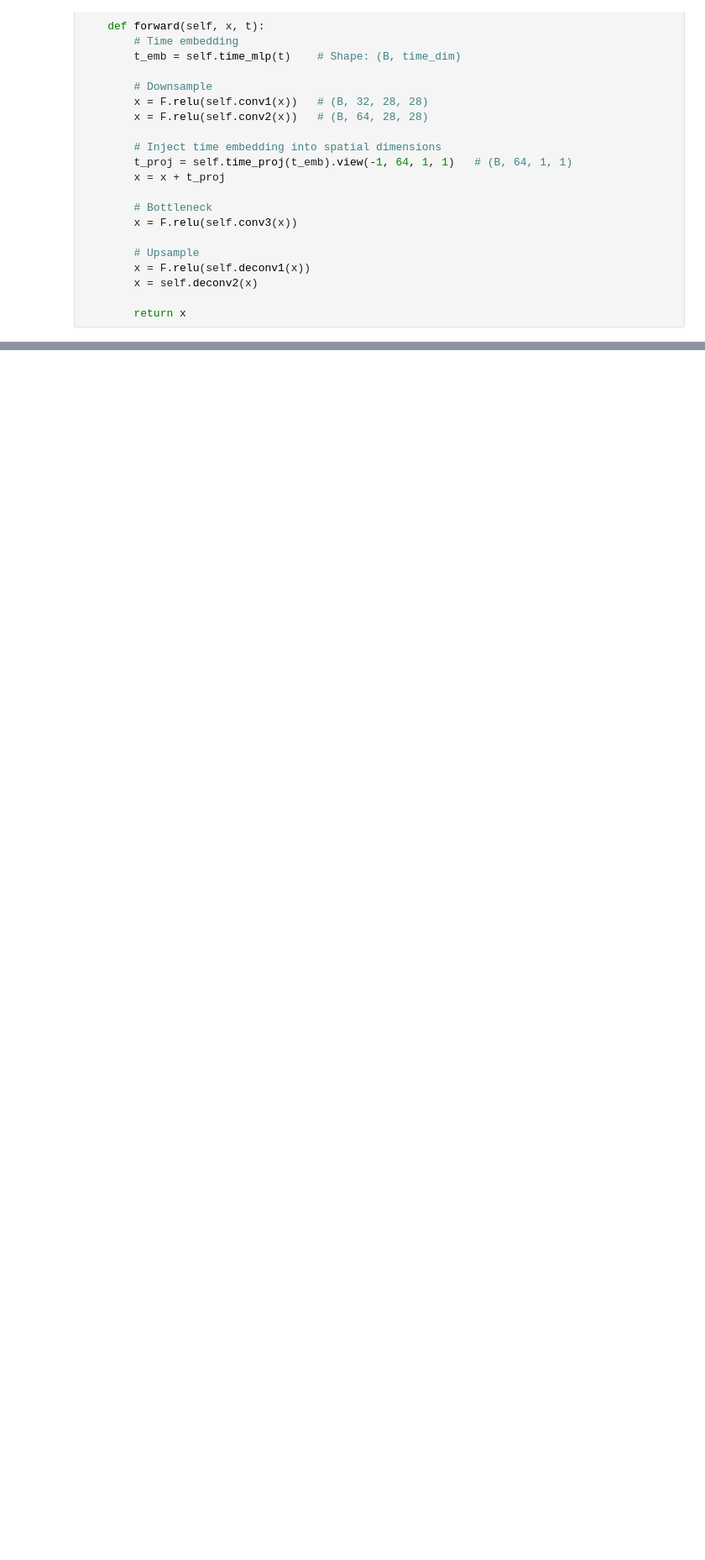
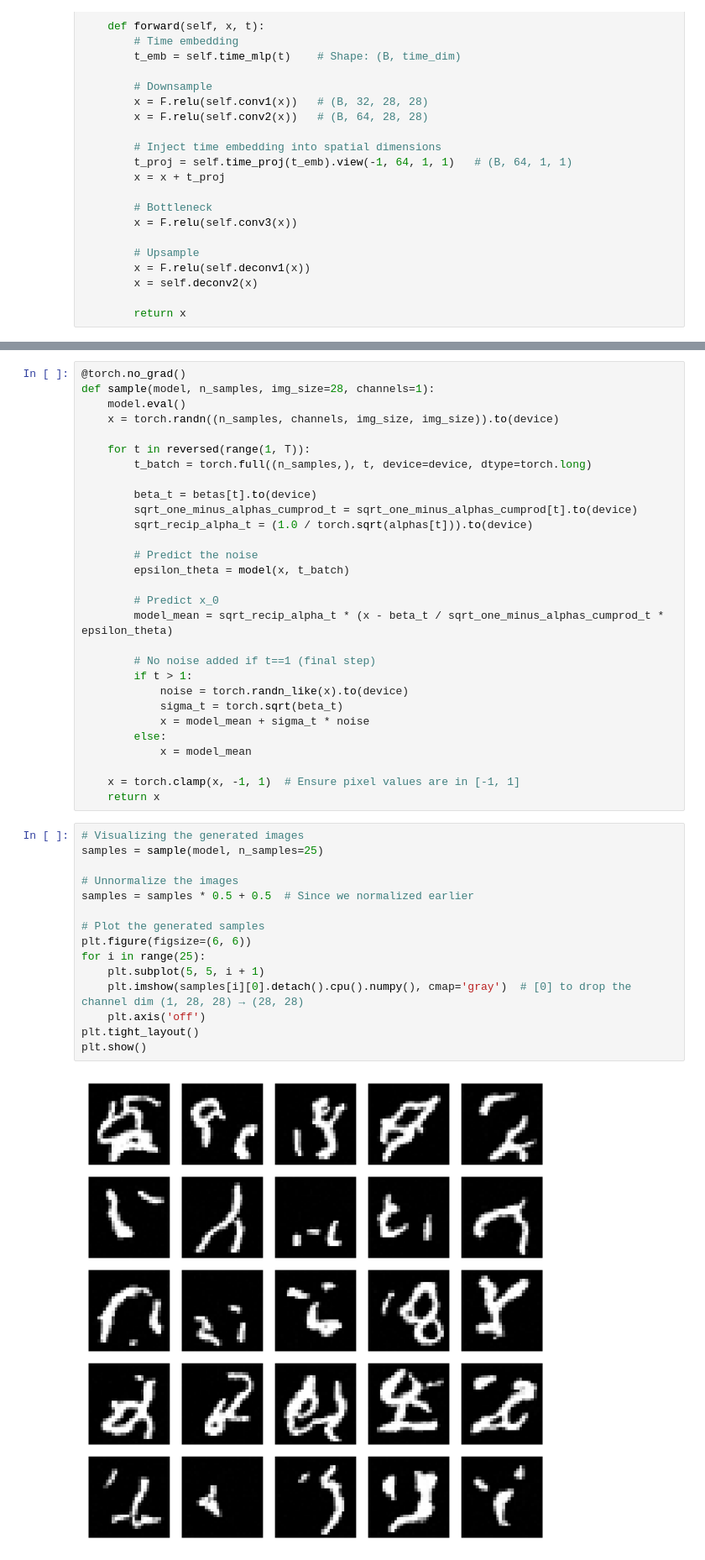
Before and after one commit to HarshitP147/mnist-image-gen, a Jupyter notebook: train.ipynb, the cells around one changed output, grey strips where cells are left out. Shown at 84% size. Drawn from its saved outputs; the diff is of its cells as text; blank space fills up the shorter version.

```diff
--- a/train.ipynb
+++ b/train.ipynb
@@ -174,0 +271,46 @@ class SimpleUNet(nn.Module):
+# %%
+@torch.no_grad()
+def sample(model, n_samples, img_size=28, channels=1):
+    model.eval()
+    x = torch.randn((n_samples, channels, img_size, img_size)).to(device)
+
+    for t in reversed(range(1, T)):
+        t_batch = torch.full((n_samples,), t, device=device, dtype=torch.long)
+
+        beta_t = betas[t].to(device)
+        sqrt_one_minus_alphas_cumprod_t = sqrt_one_minus_alphas_cumprod[t].to(device)
+        sqrt_recip_alpha_t = (1.0 / torch.sqrt(alphas[t])).to(device)
+
+        # Predict the noise
+        epsilon_theta = model(x, t_batch)
+
+        # Predict x_0
+        model_mean = sqrt_recip_alpha_t * (x - beta_t / sqrt_one_minus_alphas_cumprod_t * epsilon_theta)
+
+        # No noise added if t==1 (final step)
+        if t > 1:
+            noise = torch.randn_like(x).to(device)
+            sigma_t = torch.sqrt(beta_t)
+            x = model_mean + sigma_t * noise
+        else:
+            x = model_mean
+
+    x = torch.clamp(x, -1, 1)  # Ensure pixel values are in [-1, 1]
+    return x
+# %%
+# Visualizing the generated images
+samples = sample(model, n_samples=25)
+
+# Unnormalize the images
+samples = samples * 0.5 + 0.5  # Since we normalized earlier
+
+# Plot the generated samples
+plt.figure(figsize=(6, 6))
+for i in range(25):
+    plt.subplot(5, 5, i + 1)
+    plt.imshow(samples[i][0].detach().cpu().numpy(), cmap='gray')  # [0] to drop the channel dim (1, 28, 28) → (28, 28)
+    plt.axis('off')
+plt.tight_layout()
+plt.show()
+# %% [output]
+[figure, added]
```
Also changed, not shown: parts of 10 cells of this notebook.
